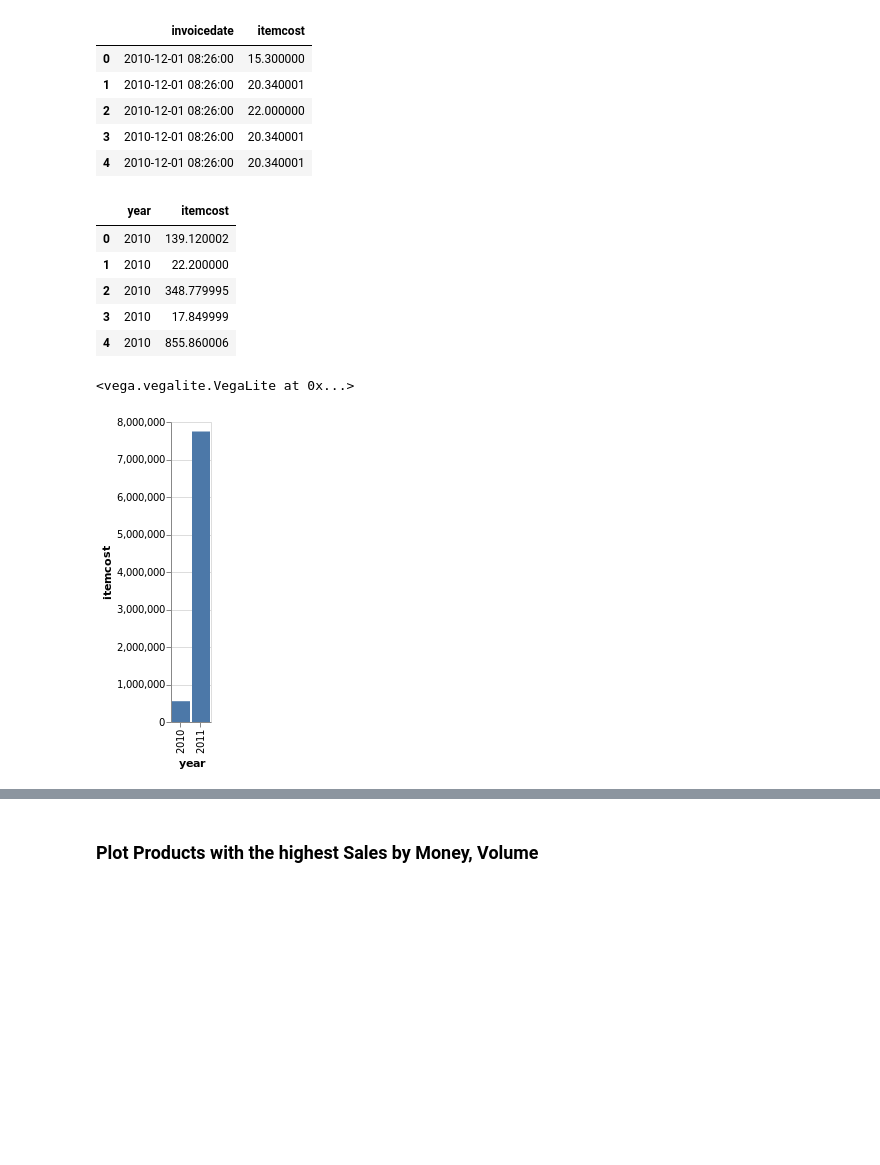
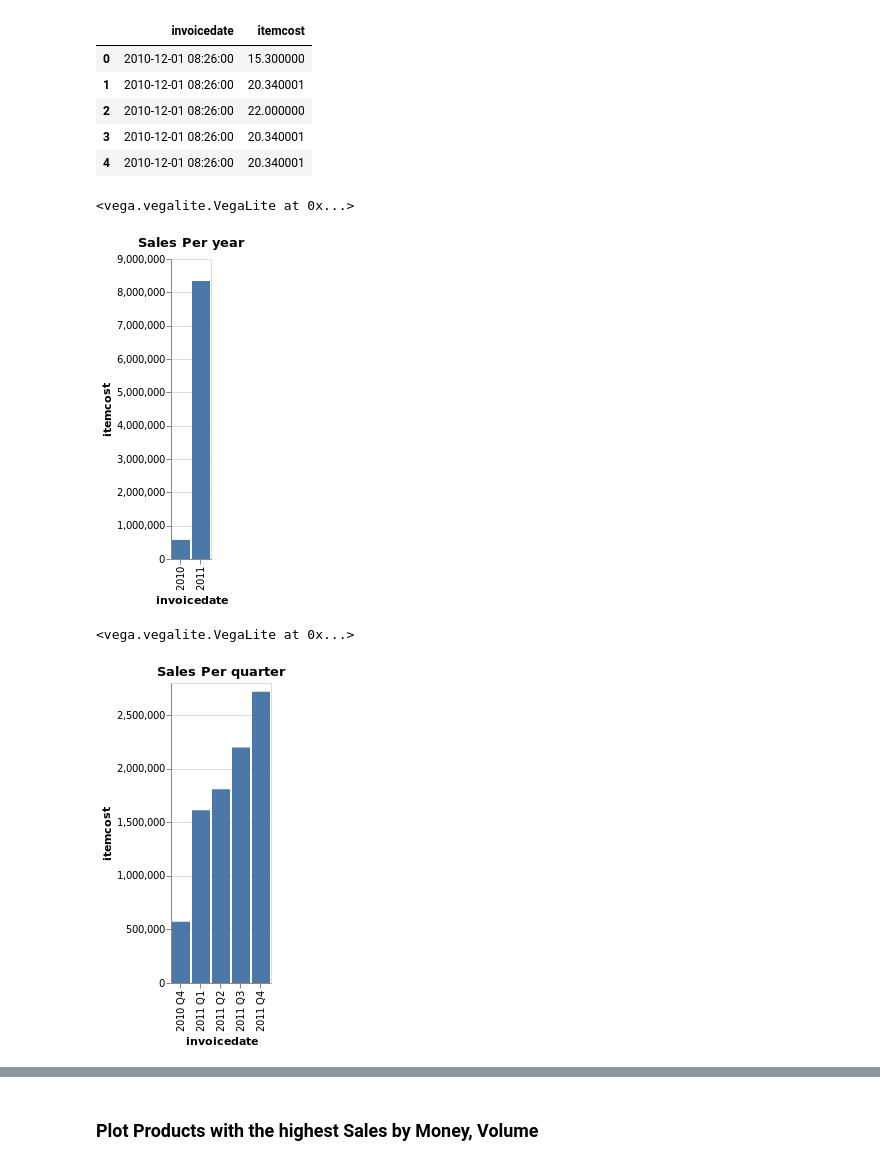
Before and after one commit to salbaroudi/MarketBasketAnalysis, a Jupyter notebook: RetailStoreDataAnalysis.ipynb, the cells around one changed output, grey strips where cells are left out. Drawn from its saved outputs; the diff is of its cells as text; code cells hidden in the pictures; blank space fills up the shorter version.

```diff
--- a/RetailStoreDataAnalysis.ipynb
+++ b/RetailStoreDataAnalysis.ipynb
@@ -13,6 +13,8 @@ from src.seanlib import *
 # %%
 #Lets load our data:
 dfOR = pd.read_excel('./data/online_retail.xlsx')
+dfOR['InvoiceNo'] = dfOR['InvoiceNo'].astype('str') #Need to get rid of refunds.
+dfOR = dfOR[~dfOR['InvoiceNo'].str.contains('C')]
 # %%
 dfOR.head()
 dfOR.columns
@@ -246,18 +216,44 @@ gen_salesbars(df, period):
 | 2 | 2010-12-01 08:26:00 | 22.000000 |
 | 3 | 2010-12-01 08:26:00 | 20.340001 |
 | 4 | 2010-12-01 08:26:00 | 20.340001 |
-# %%
-#Sales per Year:
-salesYear = pd.DataFrame({"year":salesTrendGroup["invoicedate"].apply(lambda x: x.year), "itemcost":salesTrendGroup["itemcost"]})
-salesYear.head()
-# %% [output]
-|  | year | itemcost |
-| 0 | 2010 | 139.120002 |
-| 1 | 2010 | 22.200000 |
-| 2 | 2010 | 348.779995 |
-| 3 | 2010 | 17.849999 |
-| 4 | 2010 | 855.860006 |
-<vega.vegalite.VegaLite at 0x...>
-[figure, removed]
+# %%
+#Purpose: TimeStamp String -> String
+#Signature: Get out the given period from the Timestamp using object properties.
+def timeperiodstr(x,period):
+    retVal = x
+    if (period == "year"):
+        retVal = str(x.year)
+    elif (period == "quarter"):
+        retVal = str(x.year) + " " + "Q" + str(x.quarter)
+    elif (period == "month"):
+        retVal = str(x.year) + " " + str(x.month)
+    elif (period == "week"):
+        retVal = str(x.year) + " " + str(x.week)
+    else:
+        raise Exception("Invalid Time Period given: " + period)
+    return retVal
+
+#Signature: DataFrame, String -> Chart
+#Purpose: Take our salesTrendGroup Dataframe, and aggregate it based on the time period given
+def gen_salesbars(df, period):
+    aggDF = pd.DataFrame({"invoicedate":df["invoicedate"],"itemcost":df["unitprice"]*df["quantity"]})
+
+    #Here, we convert our invoicedate TimeStamp to time period strings
+    aggDF["invoicedate"] = aggDF["invoicedate"].apply(timeperiodstr,args=(period,))
+    aggDF = aggDF.groupby(by="invoicedate",as_index=False).sum()
+
+    theChart = alt.Chart(aggDF,title="Sales Per " + str(period)).mark_bar().encode(
+        alt.X("invoicedate:O"),alt.Y("itemcost"))
+
+    return theChart
+# %%
+gen_salesbars(dfOR,"year")
+# %% [output]
+<vega.vegalite.VegaLite at 0x...>
+[figure, added]
 # %%
 #Sales per Quarter:
+gen_salesbars(dfOR,"quarter")
+# %% [output]
+<vega.vegalite.VegaLite at 0x...>
+[figure, added]
```
Also changed, not shown: parts of 7 cells of this notebook, 7 other files.
